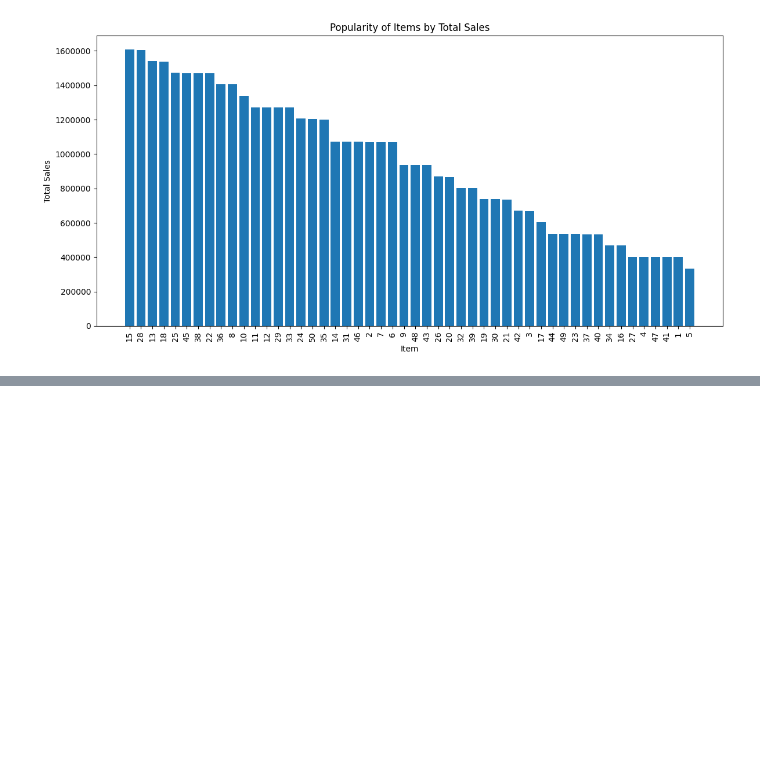
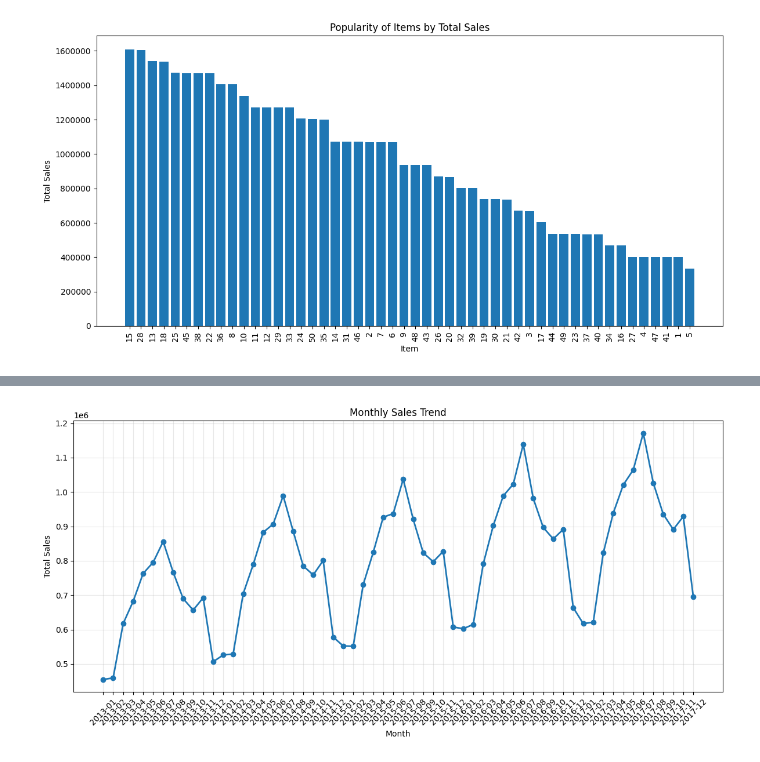
Before and after one commit to WorKenX306/Model-Weevio, a Jupyter notebook: Visualisation.ipynb, the cells around one changed output, grey strips where cells are left out. Cells and saved outputs as stored; diff of their text form; code cells hidden in the pictures; blank space fills up the shorter version.

```diff
--- a/Visualisation.ipynb
+++ b/Visualisation.ipynb
@@ -68,0 +66,12 @@ Name: sales, dtype: int64
+# %%
+plt.figure(figsize=(12, 6))
+plt.plot(monthly_sales.index.astype(str), monthly_sales.values, marker='o', linewidth=2)
+plt.title('Monthly Sales Trend')
+plt.xlabel('Month')
+plt.ylabel('Total Sales')
+plt.xticks(rotation=45)
+plt.grid(True, alpha=0.3)
+plt.tight_layout()
+plt.show()
+# %% [output]
+[figure, added]
```
Also changed, not shown: parts of 3 cells of this notebook.
